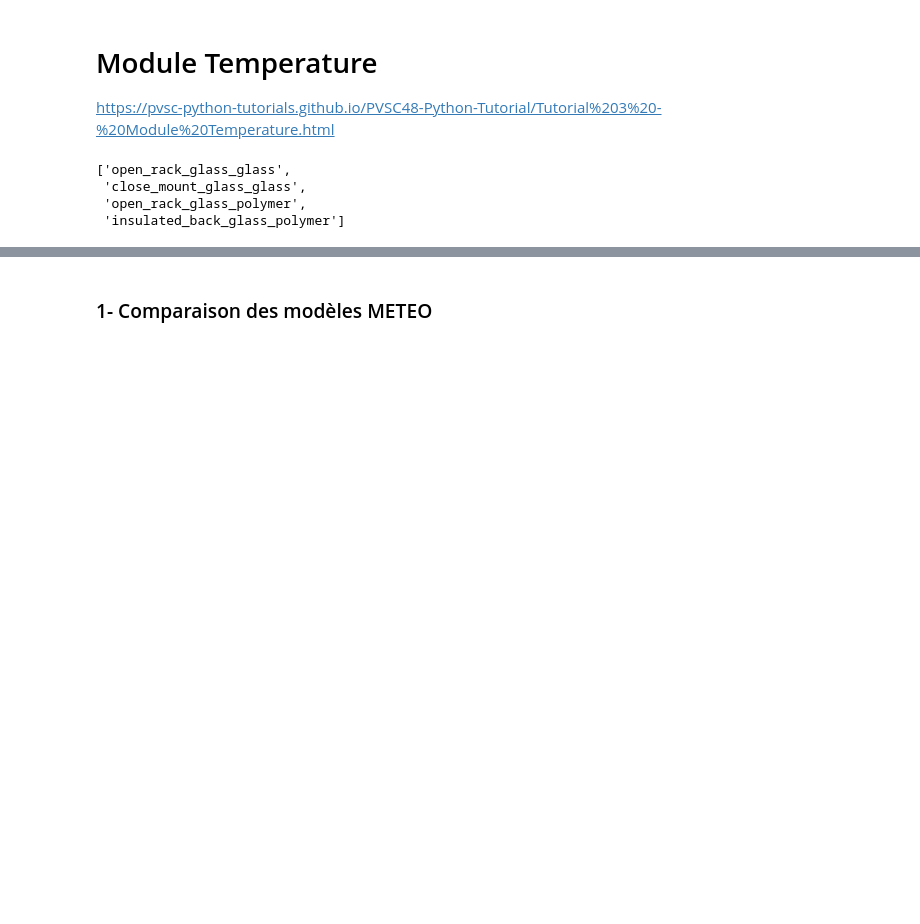
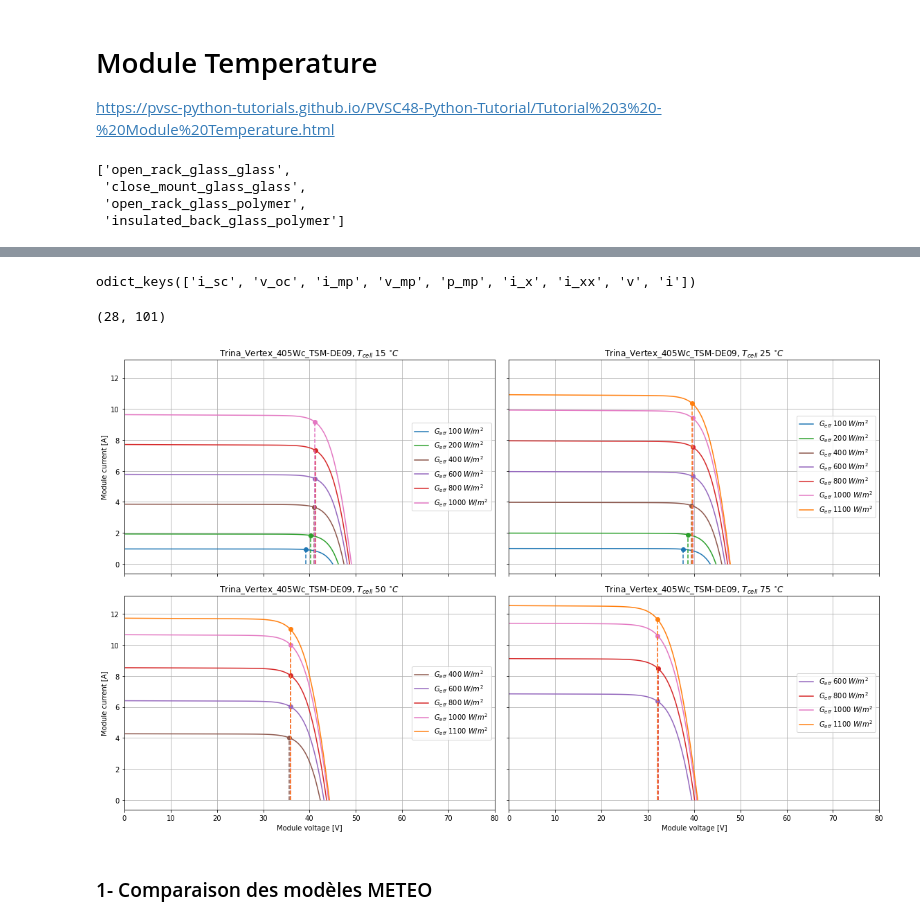
Before and after one commit to BenjaminDeporte/PV, a Jupyter notebook: Code/TutoPVlib.ipynb, the cells around one changed output, grey strips where cells are left out. Cells and saved outputs as stored; diff of their text form; code cells hidden in the pictures; blank space fills up the shorter version.

```diff
--- a/Code/TutoPVlib.ipynb
+++ b/Code/TutoPVlib.ipynb
@@ -238,0 +364,14 @@ plt.show()
+# %%
+# flatten the meshgrid to allow single diode to broadcast the output
+
+curve_info = pvlib.pvsystem.singlediode(
+    photocurrent=IL.flatten(),
+    saturation_current=I0.flatten(),
+    resistance_series=Rs,
+    resistance_shunt=Rsh.flatten(),
+    nNsVth=nNsVth.flatten(),
+    ivcurve_pnts=101,
+    method='lambertw')
+
+# display the max power points
+curve_info['p_mp']
@@ -239,3 +386,47 @@ plt.show()
+# %%
+curve_info.keys()
+# %% [output]
+odict_keys(['i_sc', 'v_oc', 'i_mp', 'v_mp', 'p_mp', 'i_x', 'i_xx', 'v', 'i'])
+# %%
+curve_info['v'].shape
+# %% [output]
+(28, 101)
+# %%
+# plot the calculated curves:
+
+exclude = [(1100, 15), (400, 75), (200, 50), (200, 75), (100, 50), (100, 75)]
+kolor = ['#1f77b4', '#2ca02c', '#8c564b', '#9467bd', '#d62728', '#e377c2', '#ff7f0e']
+
+f, ax = plt.subplots(2, 2, figsize=(16, 10), sharex=True, sharey=True)
+
+for m, irr in enumerate(E_IEC61853):
+    for n, tc in enumerate(T_IEC61853):
+        if (irr, tc) in exclude:
+            continue
+        i = n + 4*m
+        j = n // 2, n % 2
+        label = (
+            "$G_{eff}$ " + f"{irr} $W/m^2$"
+        )
+        ax[j].plot(curve_info['v'][i], curve_info['i'][i], label=label, c=kolor[m])
+        v_mp = curve_info['v_mp'][i]
+        i_mp = curve_info['i_mp'][i]
+        # mark the MPP
+        ax[j].plot(v_mp, i_mp, ls='', marker='o', c=kolor[m])
+        ax[j].vlines(v_mp, 0, i_mp, linestyle='dashed', color=kolor[m])
+        # just repeat this every time doesn't hurt anyone
+        ax[j].legend(loc='right')
+        if j[0] == 1:
+            ax[j].set_xlabel('Module voltage [V]')
+        if j[1] == 0:
+            ax[j].set_ylabel('Module current [A]')
+        ax[j].set_title(f"{module_trina_vertex_405_CEC.get('Name')}, " + "$T_{cell}$ " + f"{tc} " + "$^{\circ}C$")
+        ax[j].grid(True)
+        ax[j].set_xlim([0, 80])
+
+f.tight_layout()
+# %% [output]
+[figure, added]
 # %% [markdown]
 ### 1- Comparaison des modèles METEO
 # %%
```
Also changed, not shown: parts of 13 cells of this notebook.
